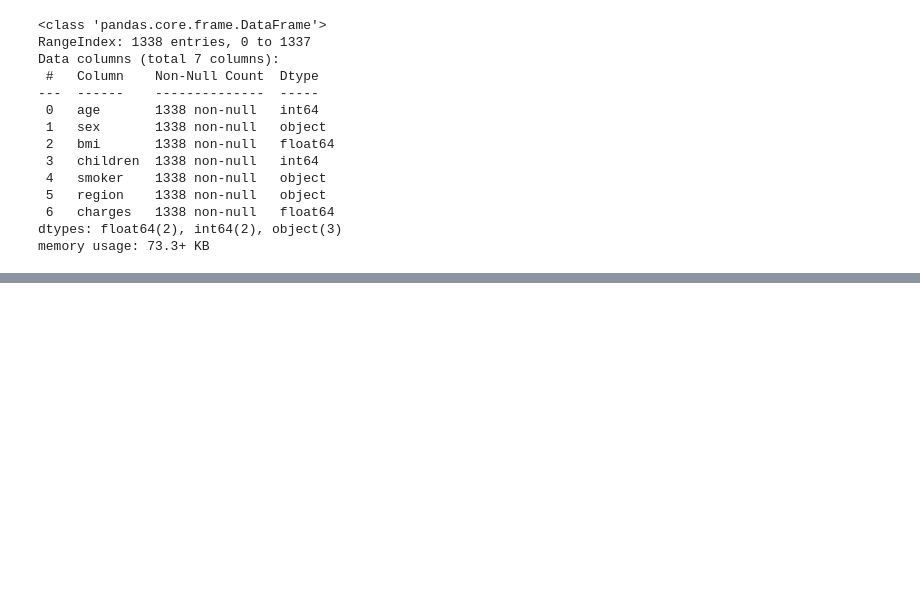
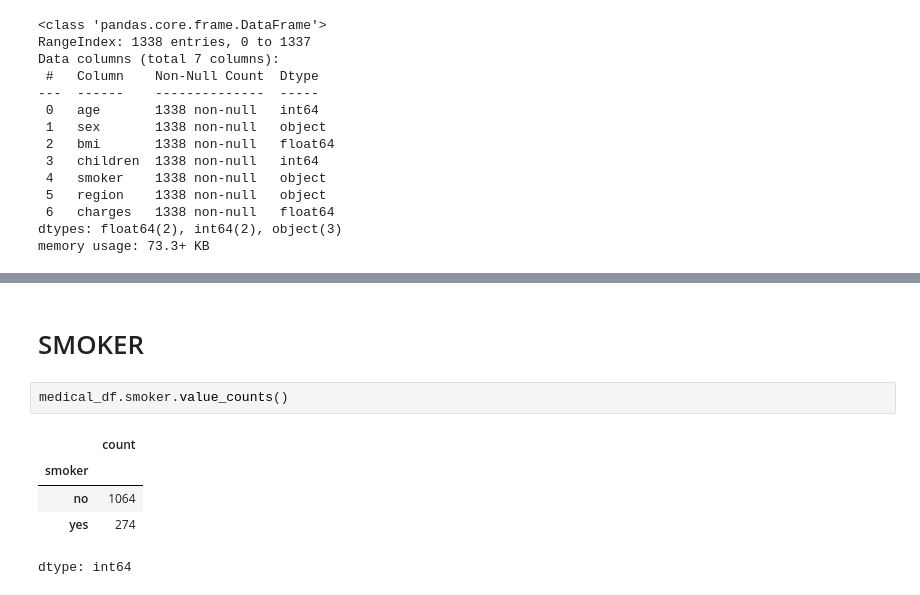
Before and after one commit to JohnUfo/JohnUfo, a Jupyter notebook: python_and_scikit_learn.ipynb, the cells around one changed output, grey strips where cells are left out. Saved outputs shown, nothing was run; the diff lists cells and outputs as text; blank space fills up the shorter version.

```diff
--- a/python_and_scikit_learn.ipynb
+++ b/python_and_scikit_learn.ipynb
@@ -27,0 +85,10 @@ memory usage: 73.3+ KB
+# %% [markdown]
+# SMOKER
+# %%
+medical_df.smoker.value_counts()
+# %% [output]
+|  | count |
+| smoker |  |
+| no | 1064 |
+| yes | 274 |
+dtype: int64
```
Also changed, not shown: parts of 10 cells of this notebook.
